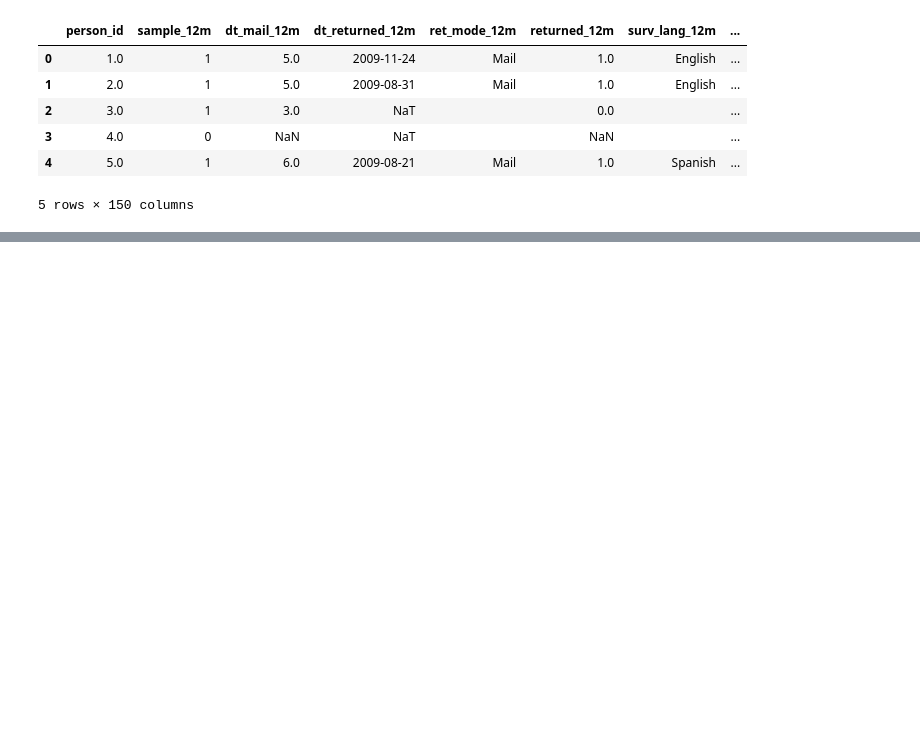
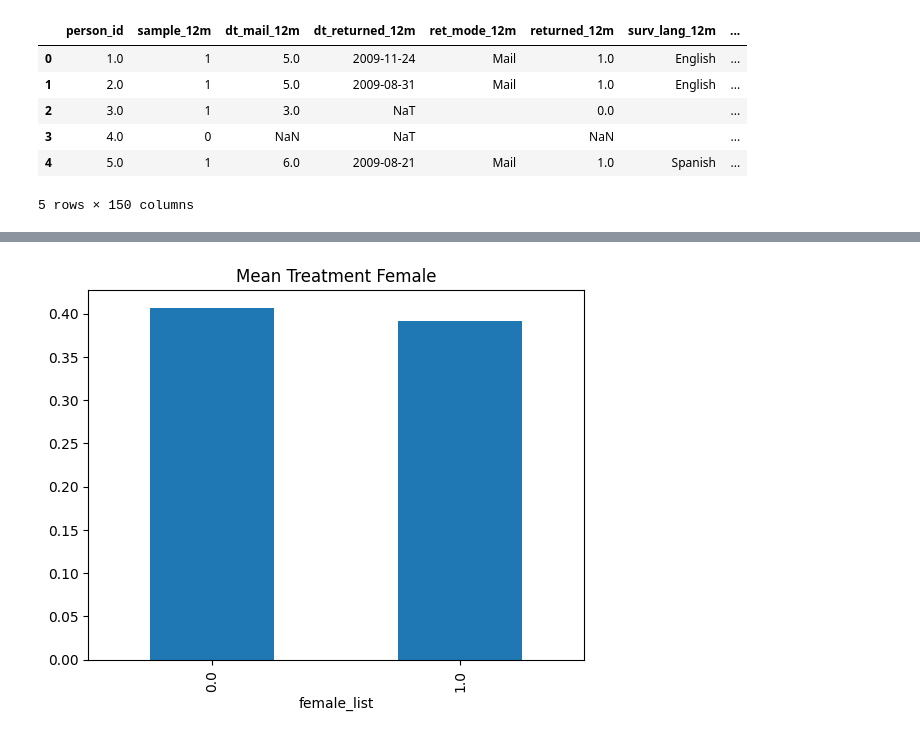
Before and after one commit to Yasmineouattara/ML_for_Econ_Final_Project, a Jupyter notebook: Notebook_Tim.ipynb, the cells around one changed output, grey strips where cells are left out. Cells and saved outputs as stored; diff of their text form; code cells hidden in the pictures; blank space fills up the shorter version.

```diff
--- a/Notebook_Tim.ipynb
+++ b/Notebook_Tim.ipynb
@@ -119,0 +149,7 @@ survey12_data.head(5)
+# %%
+grouped_mean = des_subdata.groupby('female_list')['treatment'].mean()
+grouped_mean.plot(kind='bar')
+plt.title('Mean Treatment Female')
+plt.show()
+# %% [output]
+[figure, added]
```
Also changed, not shown: parts of 6 cells of this notebook.
